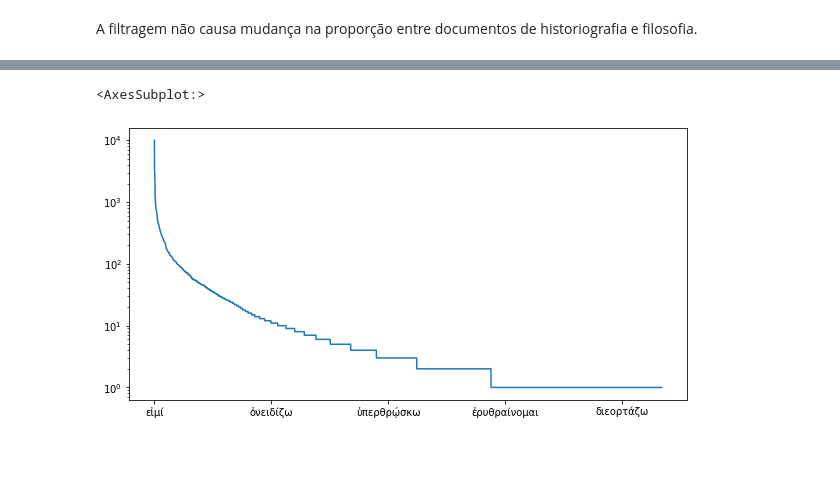
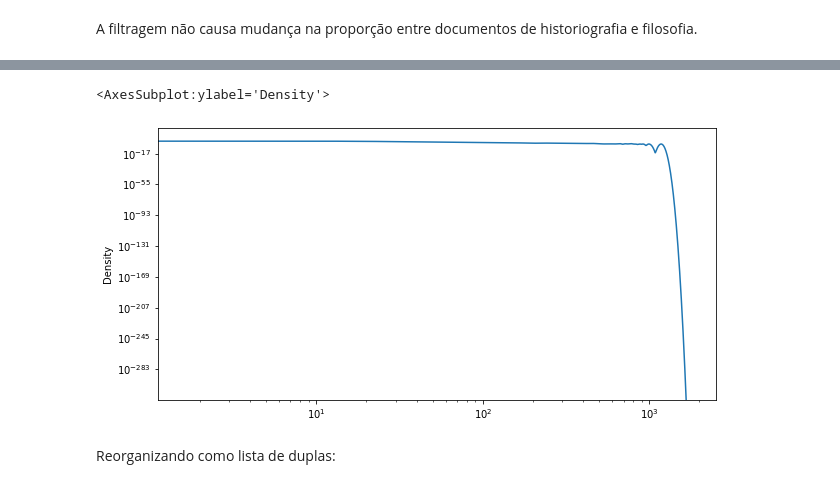
Before and after one commit to caiogeraldes/lexico-e-genero, a Jupyter notebook: notebooks/Testes de viabilidade.ipynb, the cells around one changed output, grey strips where cells are left out. Saved outputs shown, nothing was run; the diff lists cells and outputs as text; code cells hidden in the pictures; blank space fills up the shorter version.

```diff
--- a/notebooks/Testes de viabilidade.ipynb
+++ b/notebooks/Testes de viabilidade.ipynb
@@ -134,5 +118,6 @@ df.genero.value_counts().plot(kind='bar')
 # %% [markdown]
 ## Verbos por gênero
 # %%
-df_verbos = df[df.POS == "verb"]
+df_verbos = df.loc[(df.POS == "verb") & (-df.lemma.isin(STOPS_LIST))]
 df_verbos
+del df
@@ -166,6 +168,7 @@ filo_verbos.value_counts().plot(logy=True)
 # %%
-hist_verbos = df_verbos[df_verbos.genero == "hist"].lemma
-hist_verbos.value_counts().plot(logy=True)
+hist_verbos.value_counts().plot(kind='density', logx = True, logy=True)
 # %% [output]
-<AxesSubplot:>
+<AxesSubplot:ylabel='Density'>
-[figure, old version]
+[figure, new version]
+# %% [markdown]
+Reorganizando como lista de duplas:
```
Also changed, not shown: parts of 12 cells of this notebook, 4 other files.
